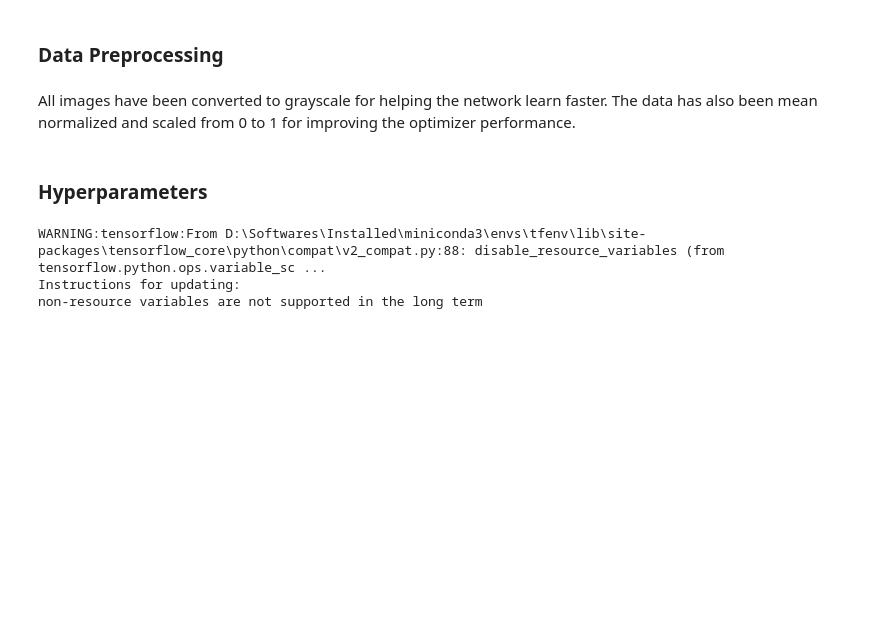
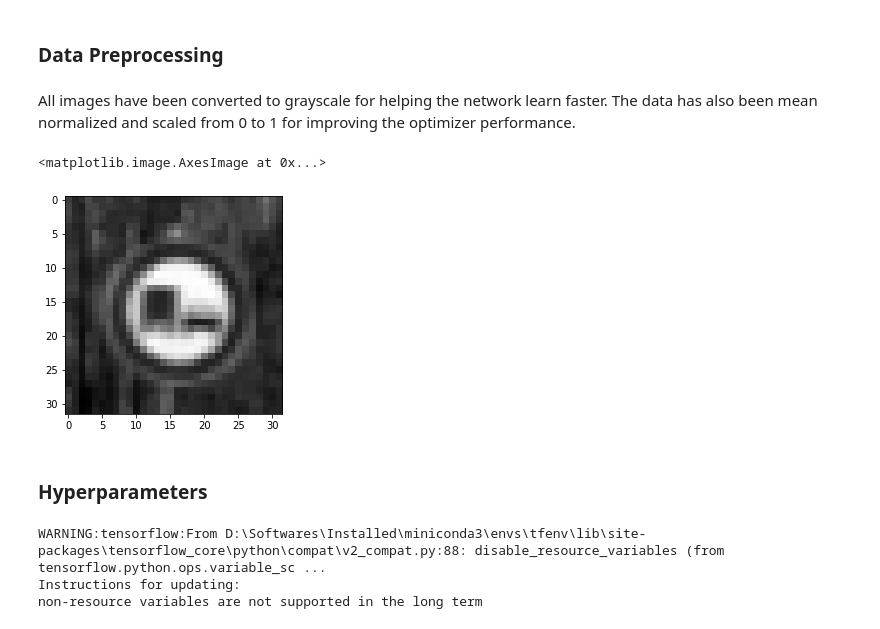
Before and after one commit to adwaitverulkar/CarND_P3_TrafficSignClassifier, a Jupyter notebook: Traffic_Sign_Classifier.ipynb, the cells around one changed output. Cells and saved outputs as stored; diff of their text form; code cells hidden in the pictures; blank space fills up the shorter version.

```diff
--- a/Traffic_Sign_Classifier.ipynb
+++ b/Traffic_Sign_Classifier.ipynb
@@ -107,6 +136,11 @@ valid_grays = np.reshape(valid_grays, [n_valid, train_grays[0].shape[0], train_g
 
 X_train = np.divide(np.subtract(train_grays, np.mean(train_grays)), np.mean(train_grays))
 X_valid = np.divide(np.subtract(valid_grays, np.mean(valid_grays)), np.mean(valid_grays))
+# %%
+plt.imshow(X_train[index, :, :, 0], cmap='gray')
+# %% [output]
+<matplotlib.image.AxesImage at 0x...>
+[figure, added]
 # %%
 # Shuffle the dataset
 from sklearn.utils import shuffle
```
Also changed, not shown: parts of 6 cells of this notebook, 2 other files.
